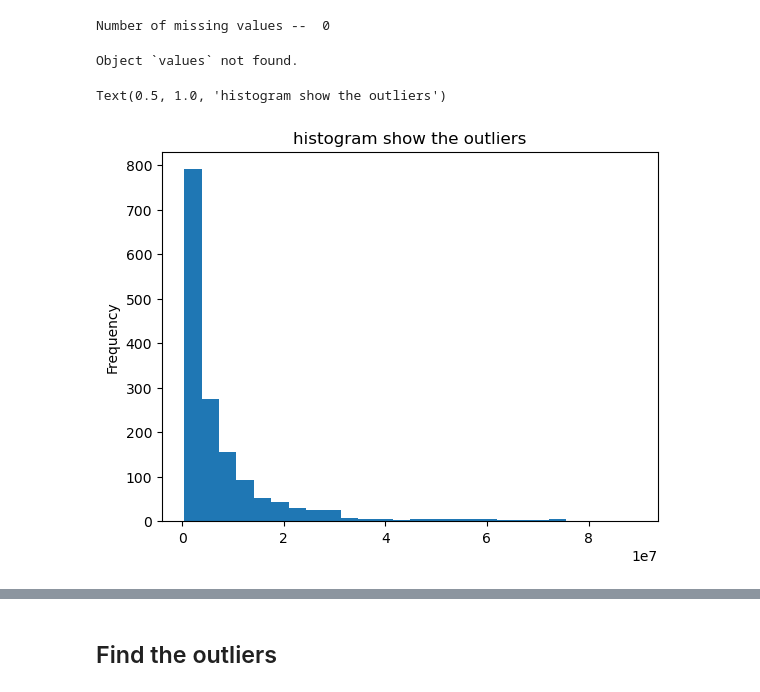
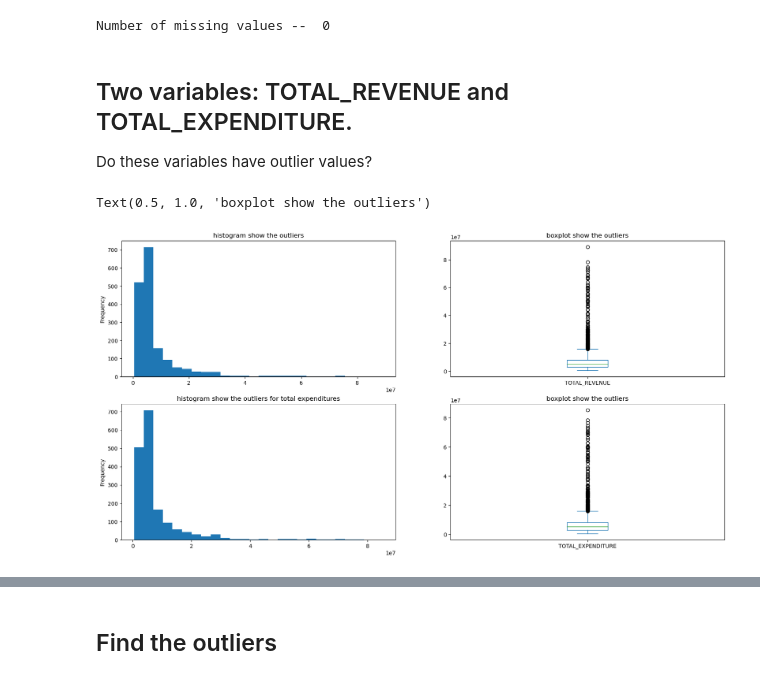
Before and after one commit to CharlesStockman/dataScience, a Jupyter notebook: magnimindAcademy/data_exploration/outliers.ipynb, the cells around one changed output, grey strips where cells are left out. Drawn from its saved outputs; the diff is of its cells as text; code cells hidden in the pictures.

```diff
--- a/magnimindAcademy/data_exploration/outliers.ipynb
+++ b/magnimindAcademy/data_exploration/outliers.ipynb
@@ -83,14 +93,27 @@ data_frame_2.describe()
 print("Number of missing values -- ",data_frame_2.isna().sum().sum())
 # %% [output]
 Number of missing values --  0
-# %%
-# Consider the two variables: TOTAL_REVENUE and TOTAL_EXPENDITURE.
-Do these variables have outlier values?
-# %% [output]
-Object `values` not found.
+# %% [markdown]
+## Two variables: TOTAL_REVENUE and TOTAL_EXPENDITURE.
+Do these variables have outlier values?
 # %%
-ax = data_frame_2["TOTAL_REVENUE"].plot.hist(bins=26)
-ax.set_title("histogram show the outliers")
+fig, ax = plt.subplots(2,2,figsize=(20,10))
+data_frame_2["TOTAL_REVENUE"].plot.hist(bins=26,ax=ax[0,0])
+ax[0,0].set_title("histogram show the outliers")
+
+# Box plot showing the outliers
+data_frame_2["TOTAL_REVENUE"].plot.box(ax=ax[0,1])
+ax[0,1].set_title("boxplot show the outliers")
+
+# Histogram
+# Used when the data is not skewed.
+data_frame_2["TOTAL_EXPENDITURE"].plot.hist(bins=26,ax=ax[1,0])
+ax[1,0].set_title("histogram show the outliers for total expenditures")
+
+# Box plot showing the outliers
+# Used when the data is skewed
+data_frame_2["TOTAL_EXPENDITURE"].plot.box(ax=ax[1,1], whis=1.5)
+ax[1,1].set_title("boxplot show the outliers")
 # %% [output]
-Text(0.5, 1.0, 'histogram show the outliers')
+Text(0.5, 1.0, 'boxplot show the outliers')
-[figure, old version]
+[figure, new version]
```
Also changed, not shown: parts of 38 cells of this notebook, 7 other files.
